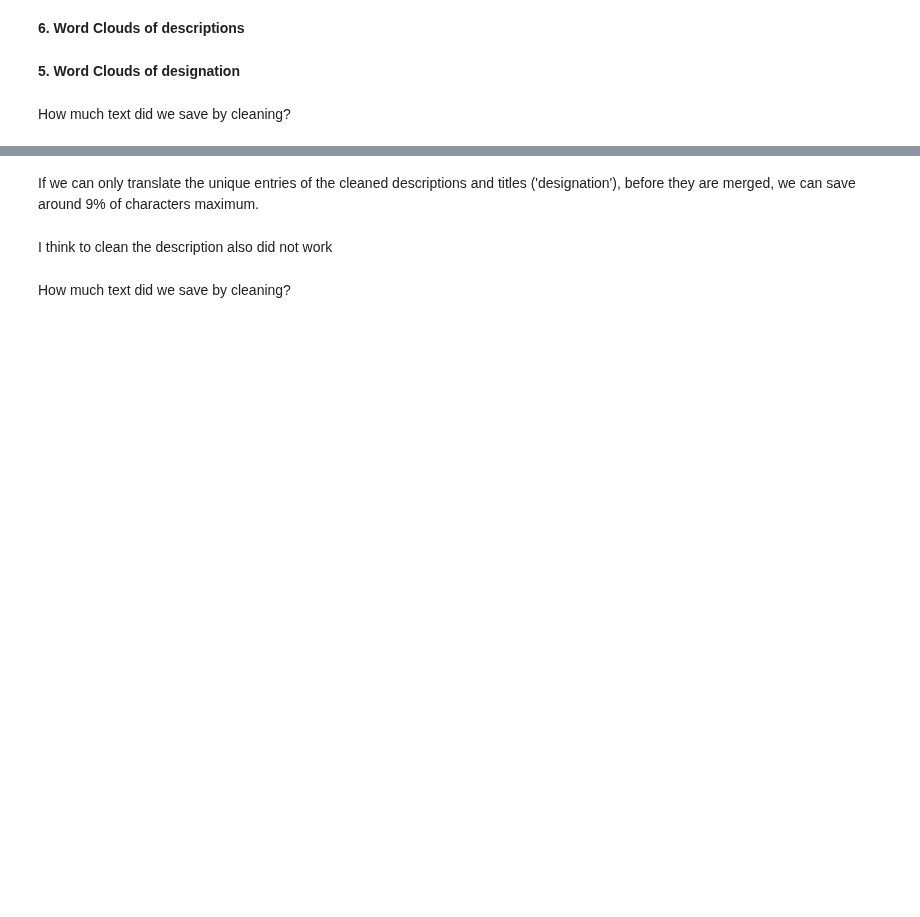
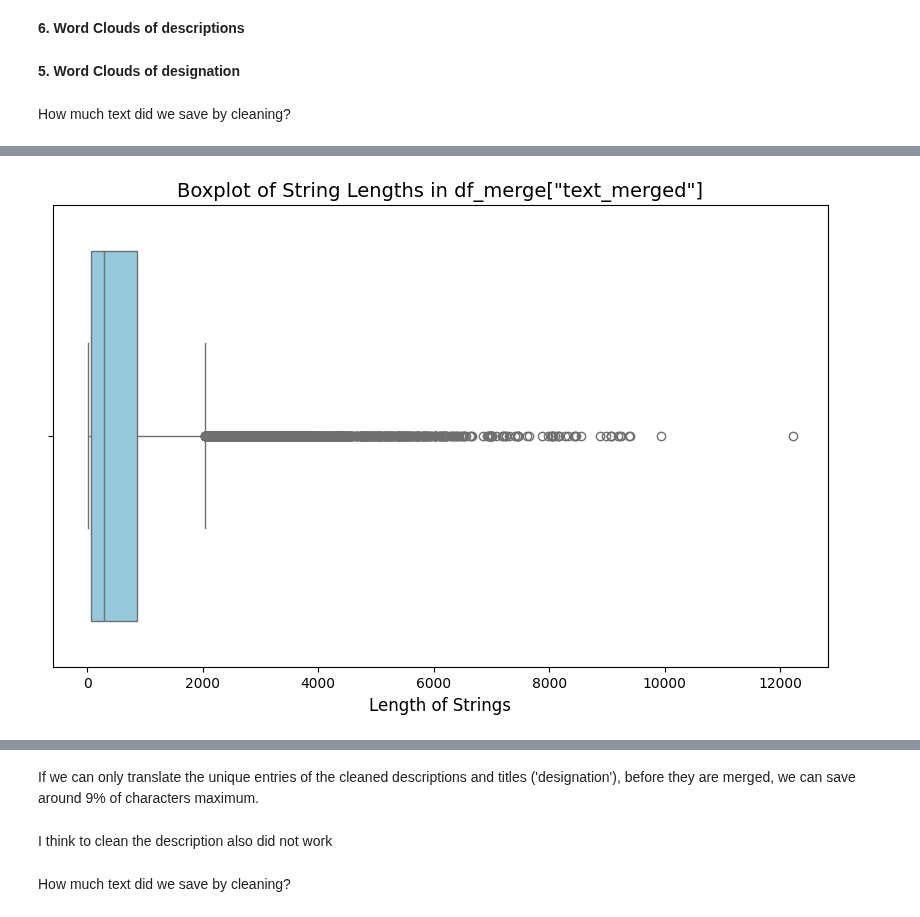
Before and after one commit to Wilsbert12/Data_Science_Classification_of_Rakuten_Challenge_Multimodal_Soft_Vote, a Jupyter notebook: Rakuten_eCommerce_Products.ipynb, the cells around one changed output, grey strips where cells are left out. Drawn from its saved outputs; the diff is of its cells as text; code cells hidden in the pictures; blank space fills up the shorter version.

```diff
--- a/Rakuten_eCommerce_Products.ipynb
+++ b/Rakuten_eCommerce_Products.ipynb
@@ -969,0 +1123,19 @@ How much text did we save by cleaning?
+# %%
+import seaborn as sns
+import matplotlib.pyplot as plt
+
+# Calculate the length of strings in df_merge['text_merged']
+text_lengths = df_merge['text_merged'].str.len()
+
+# Create a boxplot
+plt.figure(figsize=(10, 6))
+sns.boxplot(x=text_lengths, color='skyblue')
+
+# Add labels and title
+plt.title('Boxplot of String Lengths in df_merge["text_merged"]', fontsize=14)
+plt.xlabel('Length of Strings', fontsize=12)
+
+# Show the plot
+plt.show()
+# %% [output]
+[figure, added]
```
Also changed, not shown: parts of 33 cells of this notebook, 2 other files.
